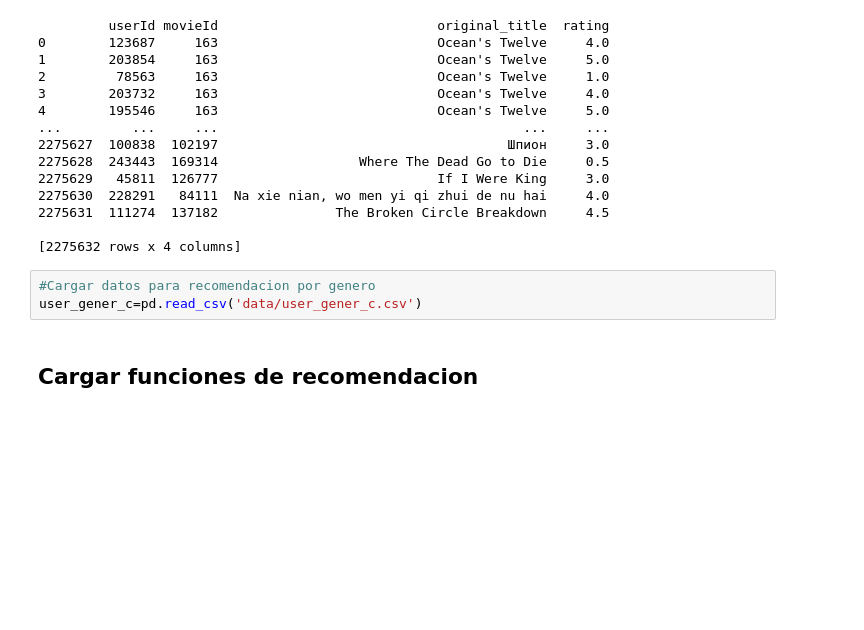
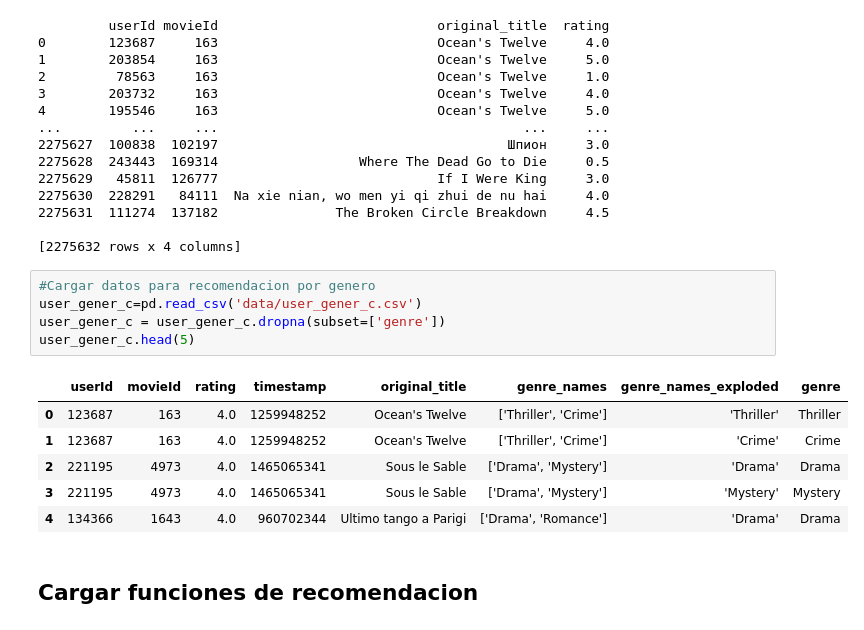
Before and after one commit to juankquintana/proyecto_recomendacion_peliculas, a Jupyter notebook: recomendacionNLP.ipynb, the cells around one changed output. Drawn from its saved outputs; the diff is of its cells as text; blank space fills up the shorter version.

```diff
--- a/recomendacionNLP.ipynb
+++ b/recomendacionNLP.ipynb
@@ -86,6 +86,15 @@ print(df_ratings_peliculas)
 # %%
 #Cargar datos para recomendacion por genero
 user_gener_c=pd.read_csv('data/user_gener_c.csv')
+user_gener_c = user_gener_c.dropna(subset=['genre'])
+user_gener_c.head(5)
+# %% [output]
+|  | userId | movieId | rating | timestamp | original_title | genre_names | genre_names_exploded | genre |
+| 0 | 123687 | 163 | 4.0 | 1259948252 | Ocean's Twelve | ['Thriller', 'Crime'] | 'Thriller' | Thriller |
+| 1 | 123687 | 163 | 4.0 | 1259948252 | Ocean's Twelve | ['Thriller', 'Crime'] | 'Crime' | Crime |
+| 2 | 221195 | 4973 | 4.0 | 1465065341 | Sous le Sable | ['Drama', 'Mystery'] | 'Drama' | Drama |
+| 3 | 221195 | 4973 | 4.0 | 1465065341 | Sous le Sable | ['Drama', 'Mystery'] | 'Mystery' | Mystery |
+| 4 | 134366 | 1643 | 4.0 | 960702344 | Ultimo tango a Parigi | ['Drama', 'Romance'] | 'Drama' | Drama |
 # %% [markdown]
 ## Cargar funciones de recomendacion
 # %% [markdown]
```
Also changed, not shown: parts of 8 cells of this notebook, 3 other files.
